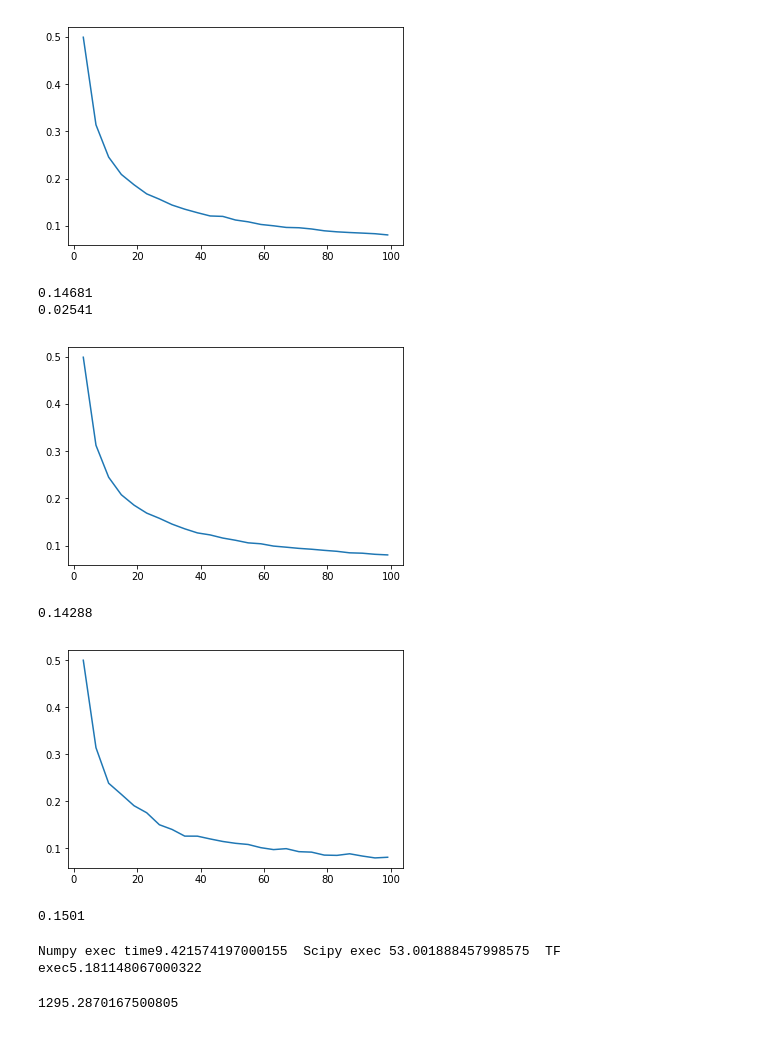
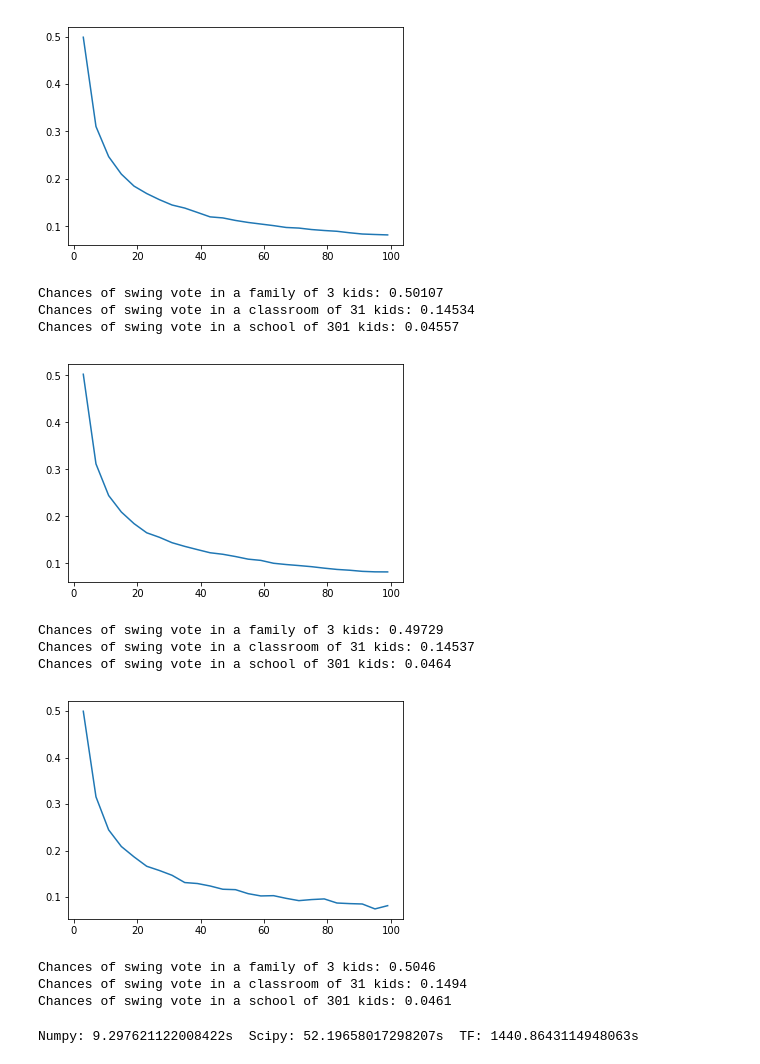
Before and after one commit to krishnanraman/swingvote, a Jupyter notebook: Swingvote.ipynb, the cells around one changed output. Drawn from its saved outputs; the diff is of its cells as text; code cells hidden in the pictures.

````diff
--- a/Swingvote.ipynb
+++ b/Swingvote.ipynb
@@ -59,10 +60,12 @@ However, we shall use some programming machinery instead.
 ```
 # %%
+# LETS DO NUMPY
+
 import numpy as np
 import matplotlib.pyplot as plt
 import timeit
 
-def chancesOfSwingVote(n):
+def numpyChancesOfSwingVote(n):
     # number of simulations
     N = 100000
 
@@ -94,25 +97,31 @@ def chancesOfSwingVote(n):
 start_time = timeit.default_timer()
 
 X = np.arange(3,101,4)
-Y = list(map(chancesOfSwingVote, X))
+Y = list(map(numpyChancesOfSwingVote, X))
 elapsed1 = timeit.default_timer() - start_time
 
 plt.plot(X,Y)
 plt.show()
 
+# Family of 3 kids
+print("Chances of swing vote in a family of 3 kids: " + str(numpyChancesOfSwingVote(3)))
+
 # Class of 31 kids
-print(chancesOfSwingVote(31))
+print("Chances of swing vote in a classroom of 31 kids: " + str(numpyChancesOfSwingVote(31)))
 
-# A school of 1001 kids
-print(chancesOfSwingVote(1001))
+# A school of 301 kids
+print("Chances of swing vote in a school of 301 kids: " + str(numpyChancesOfSwingVote(301)))
 # %% [output]
 [figure]
-0.14681
-0.02541
+Chances of swing vote in a family of 3 kids: 0.50107
+Chances of swing vote in a classroom of 31 kids: 0.14534
+Chances of swing vote in a school of 301 kids: 0.04557
 # %%
+# LETS DO SCIPY
+
 from scipy.stats import binom
 
-def chancesOfSwingVote(n):
+def scipyChancesOfSwingVote(n):
     # number of simulations
     N = 100000
 
@@ -138,14 +147,22 @@ def chancesOfSwingVote(n):
 start_time = timeit.default_timer()
 
 X = np.arange(3,101,4)
-Y = list(map(chancesOfSwingVote, X))
+Y = list(map(scipyChancesOfSwingVote, X))
 elapsed2 = timeit.default_timer() - start_time
 
 plt.plot(X,Y)
 plt.show()
 
+# Family of 3 kids
+print("Chances of swing vote in a family of 3 kids: " + str(scipyChancesOfSwingVote(3)))
+
 # Class of 31 kids
-print(chancesOfSwingVote(31))
+print("Chances of swing vote in a classroom of 31 kids: " + str(scipyChancesOfSwingVote(31)))
+
+# A school of 301 kids
+print("Chances of swing vote in a school of 301 kids: " + str(scipyChancesOfSwingVote(301)))
 # %% [output]
 [figure]
-0.14288
+Chances of swing vote in a family of 3 kids: 0.49729
+Chances of swing vote in a classroom of 31 kids: 0.14537
+Chances of swing vote in a school of 301 kids: 0.0464
@@ -155,35 +169,49 @@ sess = tf.InteractiveSession()
 # %%
-def chancesOfSwingVote(n):
-    N = 10000
+# LETS DO TENSORFLOW
+
+import tensorflow as tf
+sess = tf.InteractiveSession()
+
+def tfChancesOfSwingVote(n):
+    N = 10000  # samples scaled down 10x, since tensorflow takes too long o/w
     u = tf.random_uniform((N,n), minval= 0, maxval=2, dtype=tf.int32)
     mat = u.eval() # evaluate the tf object ONLY ONCE, NOT IN A BLOODY LOOP
     ctr = 0
     for i in range(N):
         arr = mat[i] # work off of the evaluated matrix
         excludelast = arr[:n-1]
         if np.mean(excludelast) == 0.5:
             ctr += 1
 
     return ctr/N
 
 start_time = timeit.default_timer()
 X = np.arange(3,101,4)
-Y = list(map(chancesOfSwingVote, X))
+Y = list(map(tfChancesOfSwingVote, X))
 elapsed3 = timeit.default_timer() - start_time
 
 plt.plot(X,Y)
 plt.show()
 
+# Family of 3 kids
+print("Chances of swing vote in a family of 3 kids: " + str(tfChancesOfSwingVote(3)))
+
 # Class of 31 kids
-print(chancesOfSwingVote(31))
+print("Chances of swing vote in a classroom of 31 kids: " + str(tfChancesOfSwingVote(31)))
+
+# A school of 301 kids
+print("Chances of swing vote in a school of 301 kids: " + str(tfChancesOfSwingVote(301)))
 # %% [output]
-[figure, old version]
+[figure, new version]
-0.1501
+Chances of swing vote in a family of 3 kids: 0.5046
+Chances of swing vote in a classroom of 31 kids: 0.1494
+Chances of swing vote in a school of 301 kids: 0.0461
-# %%
-print("Numpy exec time" + str(elapsed1) + "  Scipy exec " + str(elapsed2) + "  TF exec" + str(elapsed3))
-# %% [output]
-Numpy exec time9.421574197000155  Scipy exec 53.001888457998575  TF exec5.181148067000322
-# %%
-len(X)*10*elapsed3 # len(X) is number of times tf function is called, & sample size is smaller by 10x
-# %% [output]
-1295.2870167500805
+# %%
+# Speed benchmarks
+# tf is quite slow so we have scaled the problem size down by 10x
+# len(X) is number of times tf function is called, & sample size is smaller by 10x
+# So the true tf speed assuming linearity is len(X) * 10 * speed
+
+print("Numpy: " + str(elapsed1) + "s  Scipy: " + str(elapsed2) + "s  TF: " + str(len(X) * 10 * elapsed3) + "s")
+# %% [output]
+Numpy: 9.297621122008422s  Scipy: 52.19658017298207s  TF: 1440.8643114948063s
````
Also changed, not shown: parts of 6 cells of this notebook.
